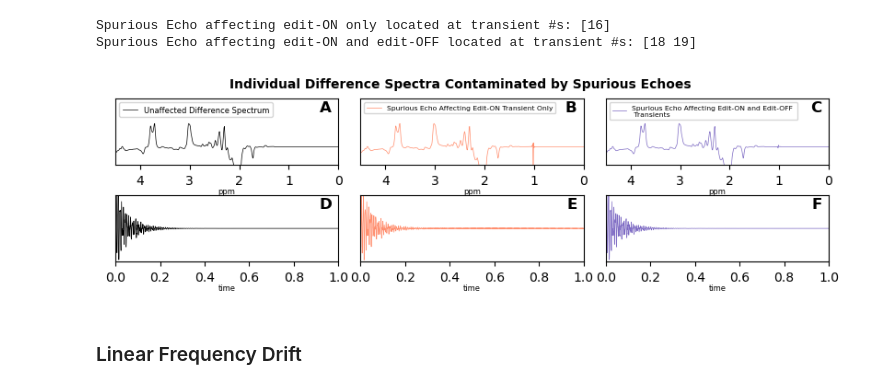
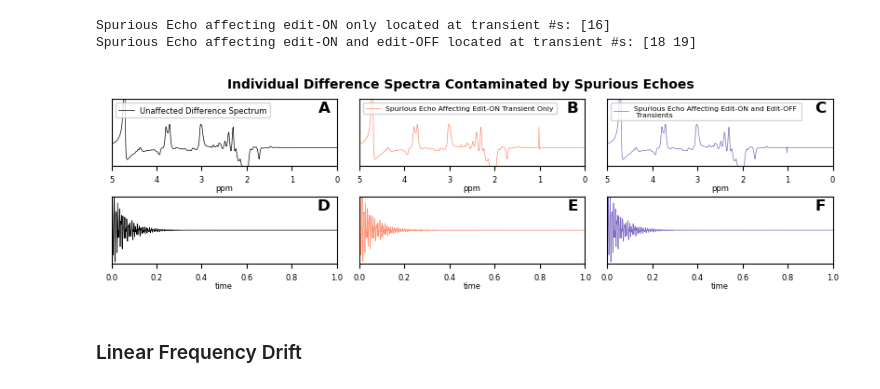
Before and after one commit to HarrisBrainLab/SMART_MRS, a Jupyter notebook: SMART_MRS Examples.ipynb, the cells around one changed output. Cells and saved outputs as stored; diff of their text form; code cells hidden in the pictures.

Commit message:
Functions and Code Review Spring 2025
Minor artifact function corrections

```diff
--- a/SMART_MRS Examples.ipynb
+++ b/SMART_MRS Examples.ipynb
@@ -63,40 +62,40 @@ def label_subplots_2D(axs, labels=None, xpos=0.0, ypos=1.1, size=12, nine=True):
 # Add Lipid Contamination Artifact(s) using Custom Profile and add_nuisance_peak() Function
 lipid_profile_Gauss = {
     "peak_type": "G",
-    "amp": [0.015, 0.015],
-    "width": [0.6, 0.6],
+    "amp": [0.02, 0.02],
+    "width": [0.85, 0.85],
     "res_freq": [1.5, 1.5],
     "phase": [0, 0],
-    "edited": 1.3
+    "edited": 1.2
 }
 
-fids, np_locs = add_nuisance_peak(fids, time=time, peak_profile=lipid_profile_Gauss, locs=[0, 1], num_trans=2)   # difference spectrum #1
+fids, np_locs = add_nuisance_peak(fids, time=time, peak_profile=lipid_profile_Gauss, cf_ppm=3, locs=[0, 1], num_trans=2)   # difference spectrum #1, cf based on simulated data
 print(f'Lipid peaks using custom profile with different line shape (Gaussian) located at transient #s: {np_locs}')
 
 # Lipid Profile with wider peak and different resonant frequency
 lipid_profile_change_Lorentz = {
     "peak_type": "L",
-    "amp": [0.015, 0.015],
-    "width": [0.6, 0.6],
+    "amp": [0.02, 0.02],
+    "width": [0.85, 0.85],
     "res_freq": [1.5, 1.5],
     "phase": [0, 0],
-    "edited": 1.25
+    "edited": 1.2
 }
 
-fids, np_locs = add_nuisance_peak(fids, time=time, peak_profile=lipid_profile_change_Lorentz, locs=[2, 3], num_trans=2)   # difference spectrum #1
+fids, np_locs = add_nuisance_peak(fids, time=time, peak_profile=lipid_profile_change_Lorentz, cf_ppm=3, locs=[2, 3], num_trans=2)   # difference spectrum #1
 print(f'Lipid peaks using custom profile with different line shape (Lorentz) located at transient #s: {np_locs}')
 
 # Lipid Profile with Voigt line shape and different amplitude (amplitude may vary with fraction attributed to Gauss vs. Lorentzian)
 lipid_profile_Voigt = {
     "peak_type": "V",
-    "amp": [0.015, 0.015],
-    "width": [0.6, 0.6],
+    "amp": [0.02, 0.02],
+    "width": [0.85, 0.85],
     "res_freq": [1.5, 1.5],
     "phase": [0, 0],
-    "edited": 1.3
+    "edited": 1.2
 }
 
-fids, np_locs = add_nuisance_peak(fids, time=time, peak_profile=lipid_profile_Voigt, locs=[4, 5], num_trans=2)   # difference spectrum #2
+fids, np_locs = add_nuisance_peak(fids, time=time, peak_profile=lipid_profile_Voigt, cf_ppm=3, locs=[4, 5], num_trans=2)   # difference spectrum #2
 print(f'Lipid peaks using custom profile with different line shape (Voigt) located at transient #s: {np_locs}')
 # %% [output]
 Lipid peaks using custom profile with different line shape (Gaussian) located at transient #s: [0, 1]
@@ -445,21 +403,22 @@ fig.savefig(f'{img_dir}EC_png.png', dpi=400)
 ### Spurious Echo Artifact
 # %%
 # Add Spurious Echo Artifact using add_spur_echo_artifact() Function
-var = np.random.uniform(-0.1, 0.1, size=2)
-phase = [2.0, 2.0]
-amp = [0.00001, 0.00001*(1+np.max(var))]
+var = np.random.uniform(0.01, 0.25, size=2)
+phase = [0.0, 0.0]
+amp = [(35*10**-7), (35*10**-7)*(1+np.max(var))]
 cs = [1.0, 1.0]
-tao = [0.6, 0.6*(1+np.min(var))]
+t_echo = [0.2, 0.2*(1+np.min(var))]
+t2 = [np.max(time), np.max(time)]
 
 gs_locs_on = [16]
 gs_locs_both = [18,19]
 
 # Spurious Echo Artifact with Low Parameter Values Inserted into Edit-ON Only
-fids, sp_locs = add_spur_echo_artifact(fids=fids, time=time, amp=[amp[0]], cs=[cs[0]], phase=[phase[0]], tao=[tao[0]], locs=gs_locs_on, num_trans=1)
+fids, sp_locs = add_spur_echo_artifact(fids=fids, time=time, amp=[amp[0]], cs=[cs[0]], phase=[phase[0]], t_echo=[t_echo[0]],t2=[t2[0]], cf_ppm=3, locs=gs_locs_on, num_trans=1)
 print(f'Spurious Echo affecting edit-ON only located at transient #s: {sp_locs}')                                                    # difference spectrum #8
 
 # Spurious Echo Artifact with Low Parameter Values Inserted into Edit-ON and Edit-OFF Pair
-fids, sp_locs = add_spur_echo_artifact(fids=fids, time=time, amp=amp, cs=cs, phase=phase, tao=tao, locs=gs_locs_both, num_trans=2)
+fids, sp_locs = add_spur_echo_artifact(fids=fids, time=time, amp=amp, cs=cs, phase=phase, t_echo=t_echo, t2=t2, cf_ppm=3,  locs=gs_locs_both, num_trans=2)
 print(f'Spurious Echo affecting edit-ON and edit-OFF located at transient #s: {sp_locs}')                                             # difference spectrum #9
 # %% [output]
 Spurious Echo affecting edit-ON only located at transient #s: [16]
@@ -476,7 +435,7 @@ fig.suptitle(f"Individual Difference Spectra Contaminated by Spurious Echoes", f
 plt.rc('xtick', labelsize=6)
 ax[0,0].set_title(' ', fontsize=1)
 ax[0,0].plot(ppm, diff_specs[-1, :].real, 'black', linewidth=0.5, label="Unaffected Difference Spectrum")                                                # black
-ax[0,0].set_xlim(0.0, 4.5)
+ax[0,0].set_xlim(0.0, 5.0)
 ax[0,0].xaxis.set_major_locator(plticker.MultipleLocator(base=1.0))
 ax[0,0].set_xlabel('ppm', fontsize=6, labelpad=0.01)
 ax[0,0].invert_xaxis()
@@ -485,7 +444,7 @@ ax[0,0].get_yaxis().set_visible(False)
 ax[0,0].legend(loc="upper left", fontsize=6)
 
 ax[0,1].plot(ppm, diff_specs[int(gs_locs_on[0]/2), :].real, '#FF8E6E', linewidth=0.5, label="Spurious Echo Affecting Edit-ON Transient Only")                     # orange
-ax[0,1].set_xlim(0.0, 4.5)
+ax[0,1].set_xlim(0.0, 5.0)
 ax[0,1].xaxis.set_major_locator(plticker.MultipleLocator(base=1.0))
 ax[0,1].set_xlabel('ppm', fontsize=6, labelpad=0.01)
 ax[0,1].invert_xaxis()
@@ -494,7 +453,7 @@ ax[0,1].get_yaxis().set_visible(False)
 ax[0,1].legend(loc="upper left", fontsize=5.5)
 
 ax[0,2].plot(ppm, diff_specs[int(gs_locs_both[0]/2), :].real, '#7E6BC4', linewidth=0.5, label="Spurious Echo Affecting Edit-ON and Edit-OFF \n Transients")                # purple
-ax[0,2].set_xlim(0.0, 4.5)
+ax[0,2].set_xlim(0.0, 5.0)
 ax[0,2].xaxis.set_major_locator(plticker.MultipleLocator(base=1.0))
 ax[0,2].set_xlabel('ppm', fontsize=6, labelpad=0.01)
 ax[0,2].invert_xaxis()
@@ -506,34 +465,34 @@ ax[0,2].legend(loc="upper left", fontsize=5.5)
 # Time domain
 on_fids, off_fids = undo_interleave((fids))
 diff_fids = (on_fids - off_fids)
 
 ax[1,0].plot(time, diff_fids[-1, :].real, 'black', linewidth=0.5, label="Unaffected difference transient")                                                # black
 ax[1,0].set_xlim(0.0, 1.0)
 ax[1,0].set_xlabel('time', fontsize=6, labelpad=0.01)
 ax[1,0].set_ylim(-0.0005, 0.0005)
 ax[1,0].get_yaxis().set_visible(False)
 
 ax[1,1].plot(time, diff_fids[int(gs_locs_on[0]/2), :].real, '#FF8E6E', linewidth=0.5, label="Spurious Echo Affecting ON Transient Only")                     # orange
 ax[1,1].set_xlim(0.0, 1.0)
 ax[1,1].set_xlabel('time', fontsize=6, labelpad=0.01)
 ax[1,1].set_ylim(-0.0005, 0.0005)
 ax[1,1].get_yaxis().set_visible(False)
 
 ax[1,2].plot(time, diff_fids[int(gs_locs_both[0]/2), :].real, '#7E6BC4', linewidth=0.5, label="Spurious Echo Affecting ON and OFF Transient")                # purple
 ax[1,2].set_xlim(0.0, 1.0)
 ax[1,2].set_xlabel('time', fontsize=6, labelpad=0.01)
 ax[1,2].set_ylim(-0.0005, 0.0005)
 ax[1,2].get_yaxis().set_visible(False)
 
 label_subplots_2D(ax, xpos=0.97, ypos=0.97, size=12)
 plt.subplots_adjust(wspace=0.1, hspace=0.45)
 plt.show()
 
 fig.tight_layout(pad=0.075)
 fig.savefig(f'{img_dir}SP_TIFF.TIFF', dpi=400)
 fig.savefig(f'{img_dir}SP_png.png', dpi=400)
 # %% [output]
-[figure, old version]
+[figure, new version]
 # %% [markdown]
 ### Linear Frequency Drift
 # %%
```
Also changed, not shown: parts of 11 cells of this notebook, 9 other files.
